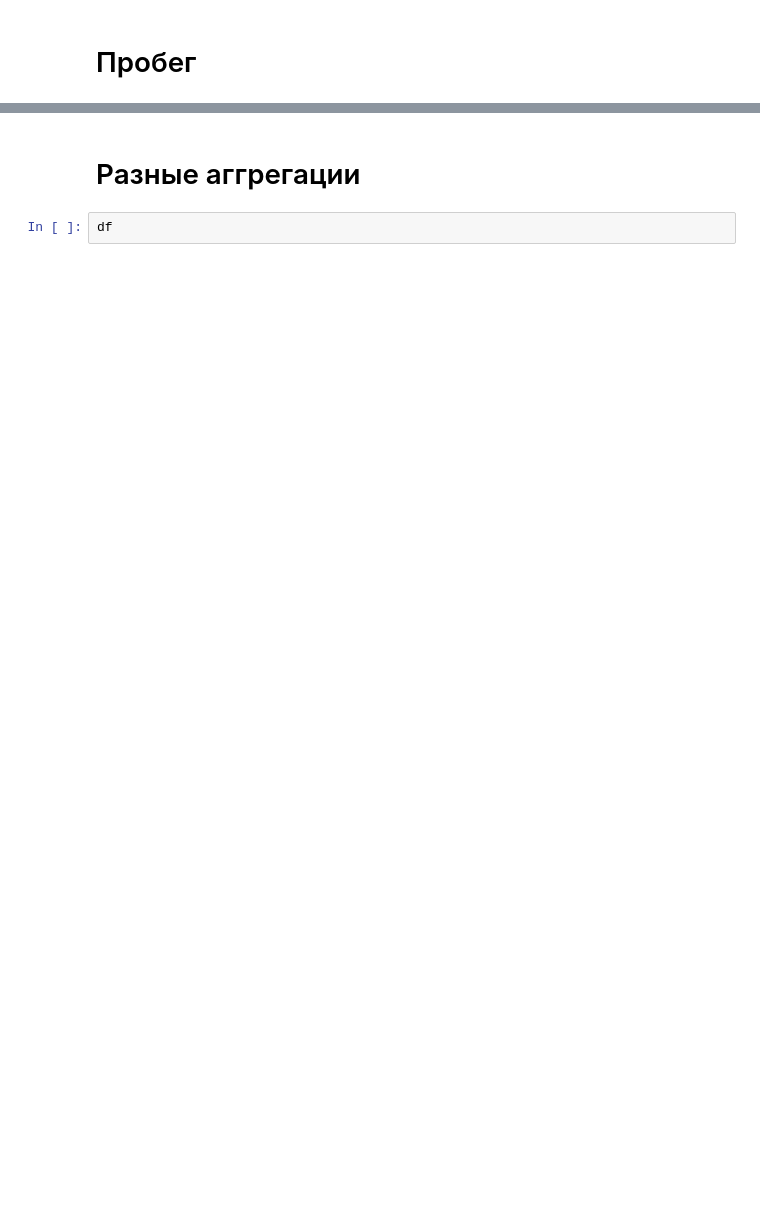
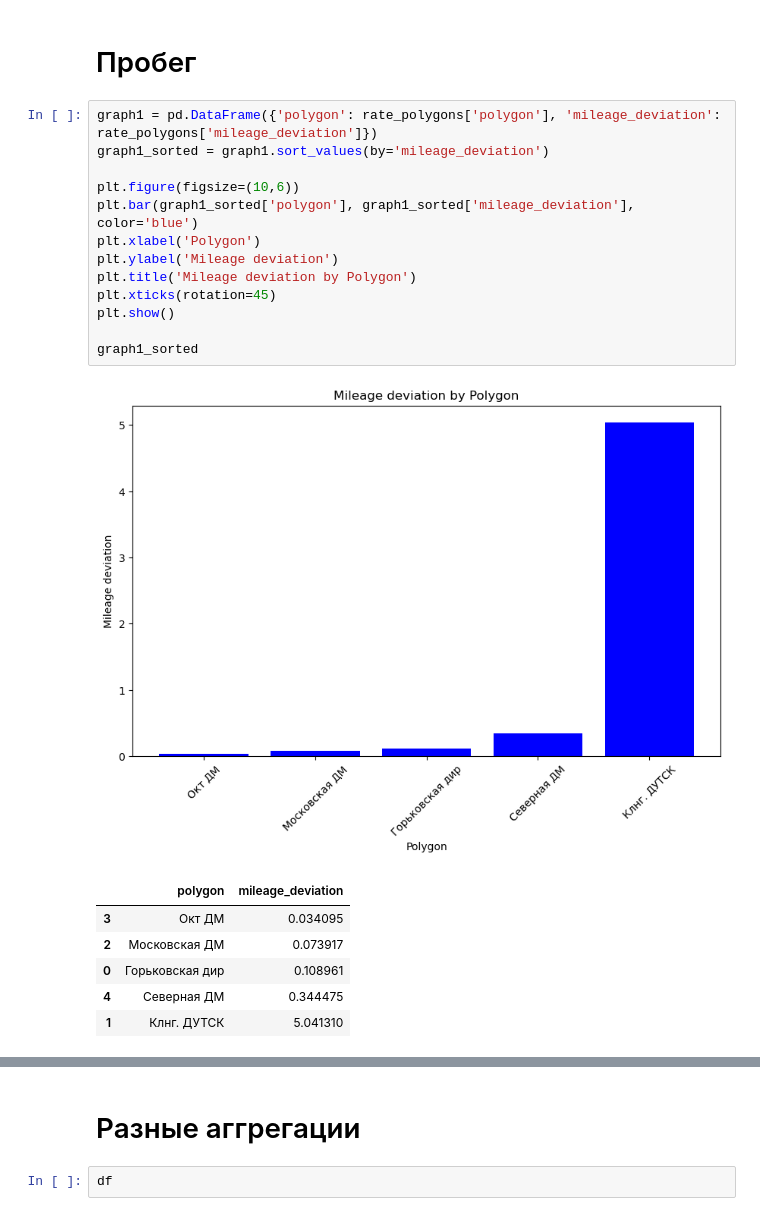
Before and after one commit to EgorAndrik/CP-Dashboards, a Jupyter notebook: models/graphs.ipynb, the cells around one changed output, grey strips where cells are left out. Saved outputs shown, nothing was run; the diff lists cells and outputs as text; blank space fills up the shorter version.

```diff
--- a/models/graphs.ipynb
+++ b/models/graphs.ipynb
@@ -115,5 +148,26 @@ plt.show()
 # %% [markdown]
 # Пробег
+# %%
+graph1 = pd.DataFrame({'polygon': rate_polygons['polygon'], 'mileage_deviation': rate_polygons['mileage_deviation']})
+graph1_sorted = graph1.sort_values(by='mileage_deviation')
+
+plt.figure(figsize=(10,6))
+plt.bar(graph1_sorted['polygon'], graph1_sorted['mileage_deviation'], color='blue')
+plt.xlabel('Polygon')
+plt.ylabel('Mileage deviation')
+plt.title('Mileage deviation by Polygon')
+plt.xticks(rotation=45)
+plt.show()
+
+graph1_sorted
+# %% [output]
+[figure, added]
+|  | polygon | mileage_deviation |
+| 3 | Окт ДМ | 0.034095 |
+| 2 | Московская ДМ | 0.073917 |
+| 0 | Горьковская дир | 0.108961 |
+| 4 | Северная ДМ | 0.344475 |
+| 1 | Клнг. ДУТСК | 5.041310 |
 # %%
 graph1 = pd.DataFrame({'polygon': rate_polygons['polygon'], 'mileage_deviation': rate_polygons['mileage_deviation']})
 graph1_sorted = graph1.sort_values(by='mileage_deviation')
```
Also changed, not shown: parts of 25 cells of this notebook.
